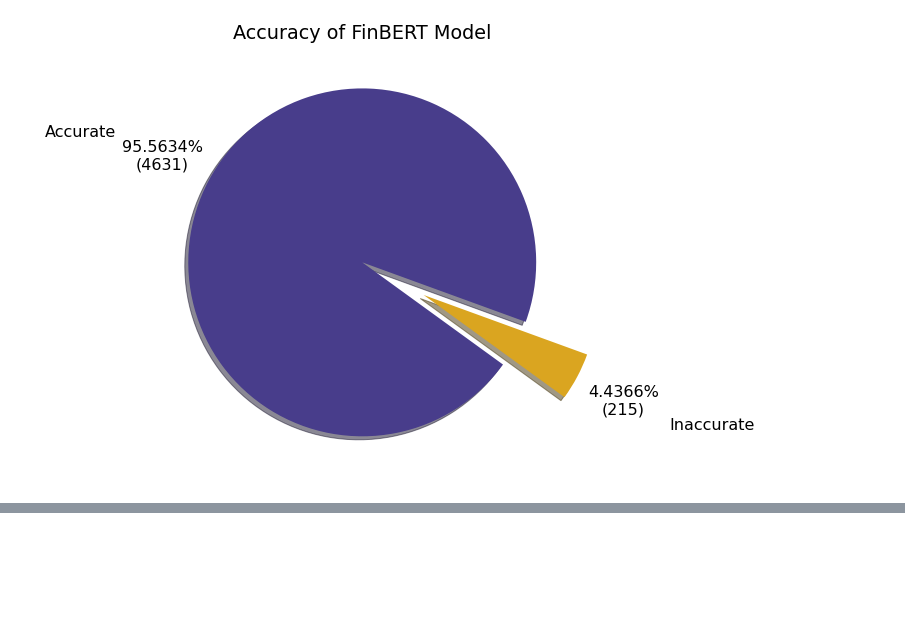
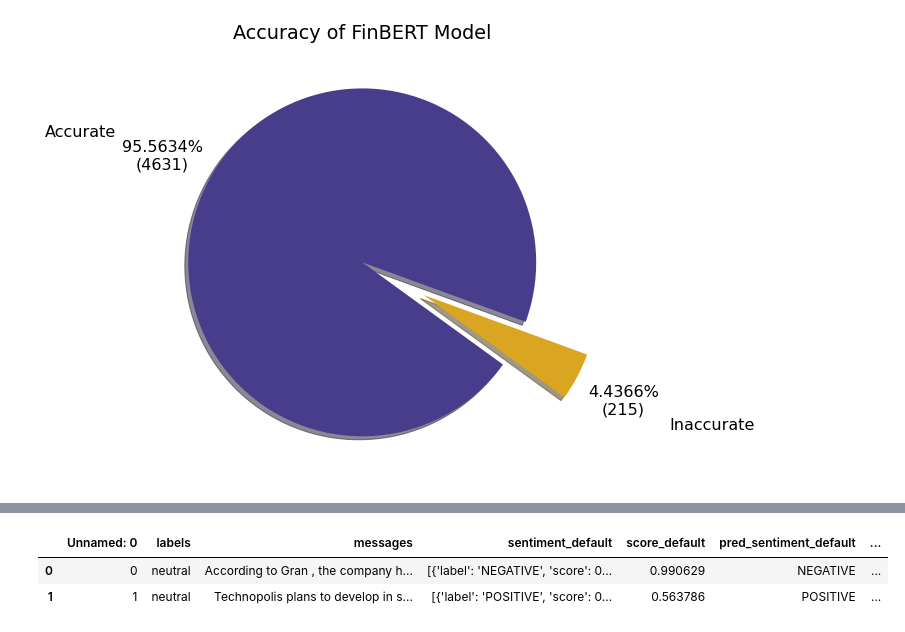
Before and after one commit to Kevin-Kwasnik/aspect-based-sentiment-analysis, a Jupyter notebook: 4c_feature-engineer.ipynb, the cells around one changed output, grey strips where cells are left out. Saved outputs shown, nothing was run; the diff lists cells and outputs as text; code cells hidden in the pictures; blank space fills up the shorter version.

Commit message:
saved results to csv

```diff
--- a/4c_feature-engineer.ipynb
+++ b/4c_feature-engineer.ipynb
@@ -322,0 +325,8 @@ Default Distilbert performs better on negative sentiments, which suggests it's a
+# %%
+fin_bert = pd.read_csv("finBERT_results.csv")
+# %%
+fin_bert.head(2)
+# %% [output]
+|  | Unnamed: 0 | labels | messages | sentiment_default | score_default | pred_sentiment_default | ... |
+| 0 | 0 | neutral | According to Gran , the company h... | [{'label': 'NEGATIVE', 'score': 0... | 0.990629 | NEGATIVE | ... |
+| 1 | 1 | neutral | Technopolis plans to develop in s... | [{'label': 'POSITIVE', 'score': 0... | 0.563786 | POSITIVE | ... |
```
Also changed, not shown: parts of 7 cells of this notebook.
